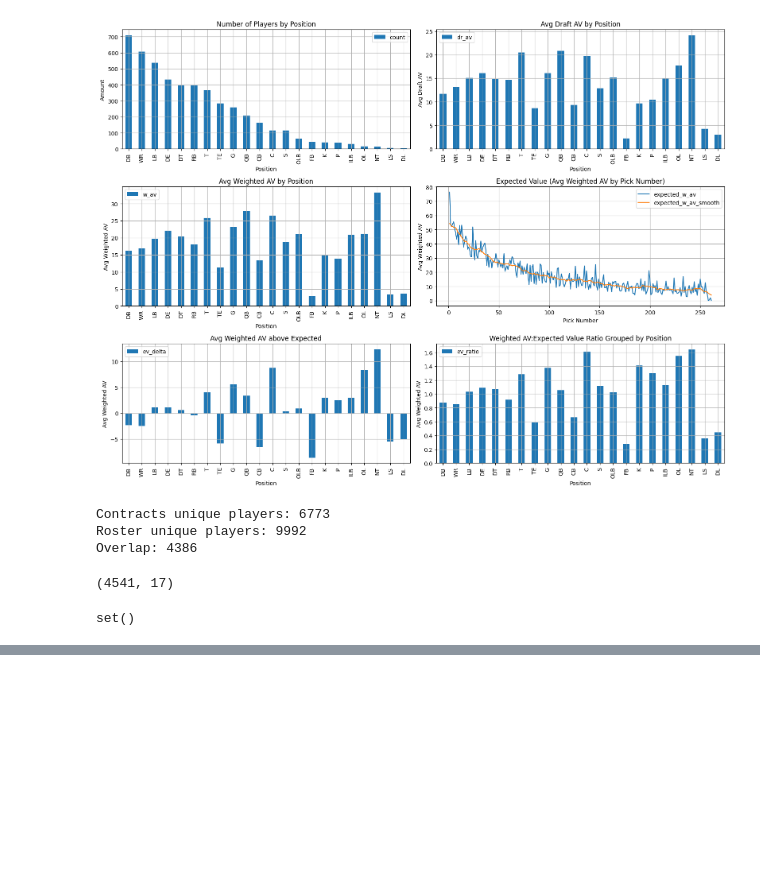
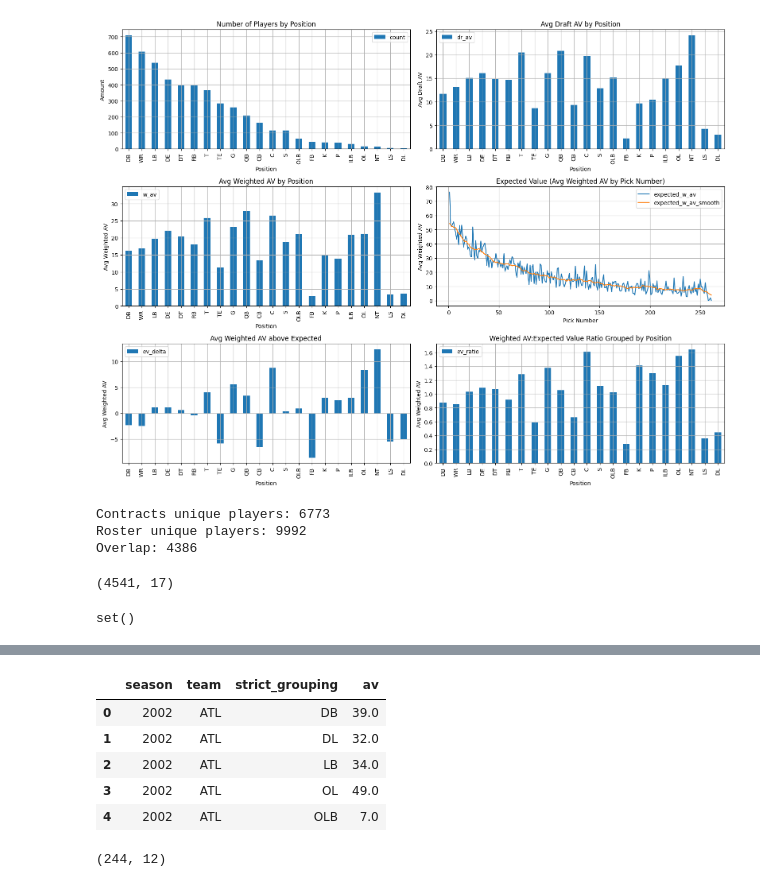
Before and after one commit to ShaneESchwartz/NFL-Team-Builder-Tool, a Jupyter notebook: TeamBuilder.ipynb, the cells around one changed output, grey strips where cells are left out. Drawn from its saved outputs; the diff is of its cells as text; code cells hidden in the pictures; blank space fills up the shorter version.

Commit message:
Successfully Returned Aggregated AV by positional groupings of Playoff teams
Successfully Returned Aggregated AV by positional groupings of Playoff teams

```diff
--- a/TeamBuilder.ipynb
+++ b/TeamBuilder.ipynb
@@ -474,0 +492,4 @@ pfr_all.loc[pfr_all['general_grouping'] == -1].shape
+# %%
+pfr_all = pfr_all[~pfr_all["nfl"].isin(["JAC", "OAK", "SD", "STL"])]
+# %%
+pfr_all = pfr_all.merge(seasons, left_on=['nfl', 'season'], right_on=['team', 'season'], how='left')
@@ -474,0 +525,10 @@ pfr_all.loc[pfr_all['general_grouping'] == -1].shape
+# %%
+av = pfr_all.copy()
+av = av[['season', 'nfl', 'pfr_player_id', 'no', 'player', 'age', 'pos',
+       'g', 'gs', 'yrs', 'av',
+       'drafted_tm_rnd_yr', 'salary', 'player_clean', 'strict_grouping',
+       'fractional_grouping', 'general_grouping', 'team', 'home_win',
+       'away_win', 'home_loss', 'away_loss', 'home_tie', 'away_tie', 'home_pd',
+       'away_pd', 'wins', 'loss', 'tie', 'point_diff', 'record', 'games',
+       'playoffs', 'win%']]
+av.columns
@@ -474,0 +543,2 @@ pfr_all.loc[pfr_all['general_grouping'] == -1].shape
+# %%
+av_playoffs = av.loc[av['playoffs'] == 1]
@@ -474,0 +569,10 @@ pfr_all.loc[pfr_all['general_grouping'] == -1].shape
+# %%
+av_playoffs_strict = pd.DataFrame(av_playoffs.groupby(['season', 'team', 'strict_grouping'])['av'].sum().reset_index())
+av_playoffs_strict.head()
+# %% [output]
+|  | season | team | strict_grouping | av |
+| 0 | 2002 | ATL | DB | 39.0 |
+| 1 | 2002 | ATL | DL | 32.0 |
+| 2 | 2002 | ATL | LB | 34.0 |
+| 3 | 2002 | ATL | OL | 49.0 |
+| 4 | 2002 | ATL | OLB | 7.0 |
@@ -474,0 +585,4 @@ pfr_all.loc[pfr_all['general_grouping'] == -1].shape
+# %%
+av_team_strict_wide.shape
+# %% [output]
+(244, 12)
```
Also changed, not shown: parts of 19 cells of this notebook.
